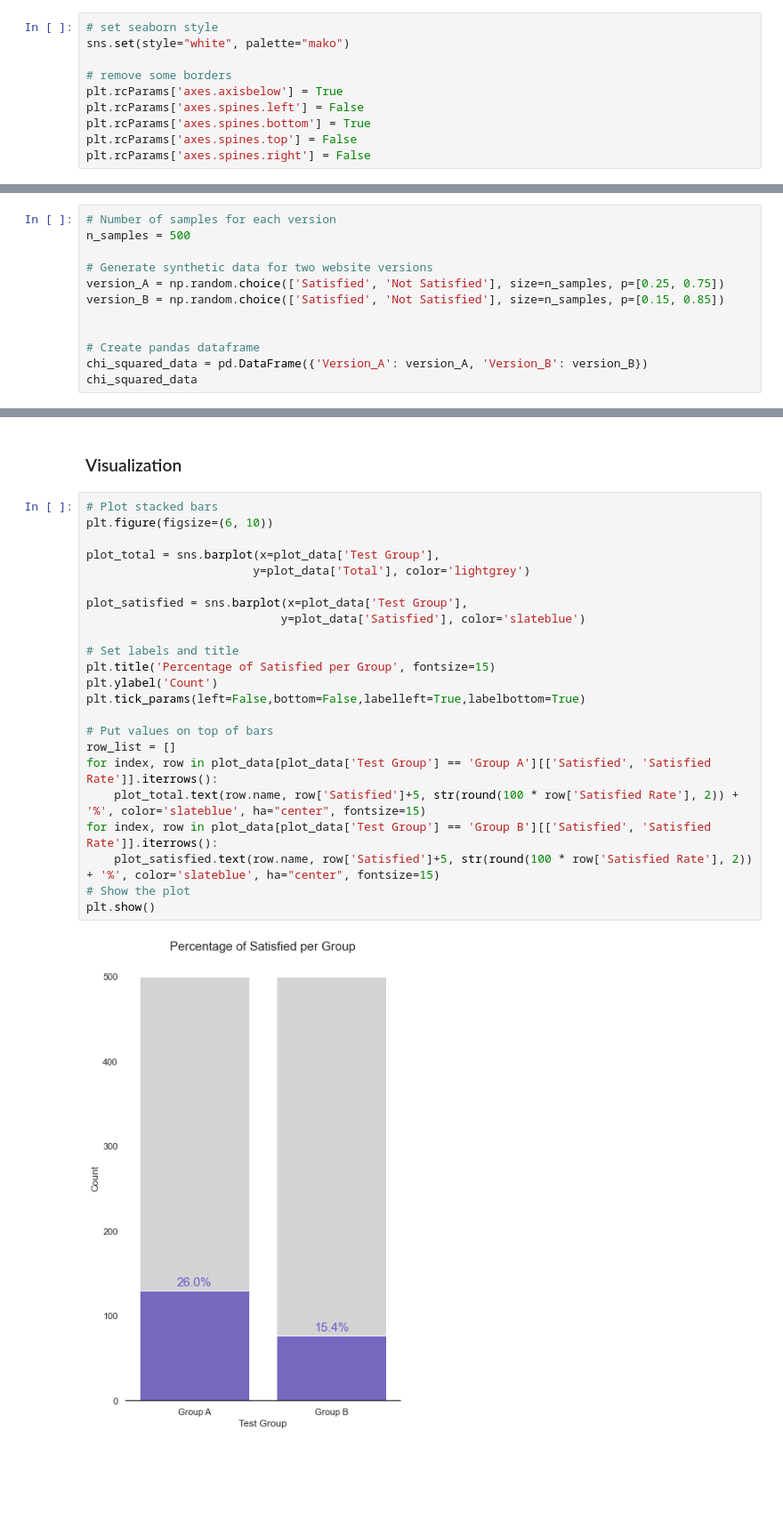
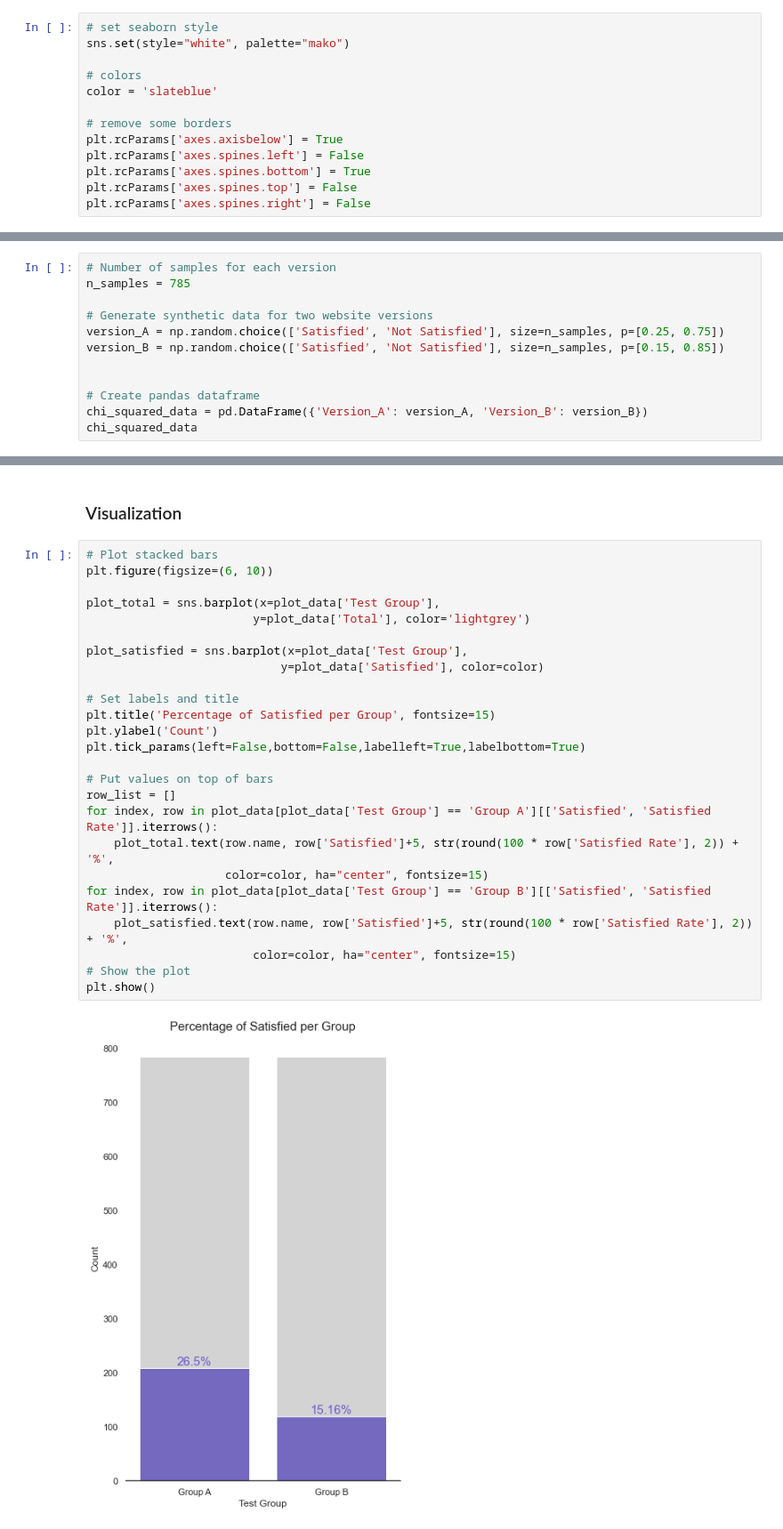
Before and after one commit to sam-tritto/statistical-tests, a Jupyter notebook: Chi_Squared_Test.ipynb, the cells around one changed output, grey strips where cells are left out. Shown at 89% size. Drawn from its saved outputs; the diff is of its cells as text; blank space fills up the shorter version.

```diff
--- a/Chi_Squared_Test.ipynb
+++ b/Chi_Squared_Test.ipynb
@@ -52,6 +52,9 @@ np.random.seed(42)
 # %%
 # set seaborn style
 sns.set(style="white", palette="mako")
+
+# colors
+color = 'slateblue'
 
 # remove some borders
 plt.rcParams['axes.axisbelow'] = True
@@ -165,7 +173,7 @@ plt.show()
 ### Synthetic Data
 # %%
 # Number of samples for each version
-n_samples = 500
+n_samples = 785
 
 # Generate synthetic data for two website versions
 version_A = np.random.choice(['Satisfied', 'Not Satisfied'], size=n_samples, p=[0.25, 0.75])
@@ -431,25 +424,27 @@ plot_data
 # %%
 # Plot stacked bars
 plt.figure(figsize=(6, 10))
 
 plot_total = sns.barplot(x=plot_data['Test Group'],
                         y=plot_data['Total'], color='lightgrey')
 
 plot_satisfied = sns.barplot(x=plot_data['Test Group'],
-                            y=plot_data['Satisfied'], color='slateblue')
+                            y=plot_data['Satisfied'], color=color)
 
 # Set labels and title
 plt.title('Percentage of Satisfied per Group', fontsize=15)
 plt.ylabel('Count')
 plt.tick_params(left=False,bottom=False,labelleft=True,labelbottom=True)
 
 # Put values on top of bars
 row_list = []
 for index, row in plot_data[plot_data['Test Group'] == 'Group A'][['Satisfied', 'Satisfied Rate']].iterrows():
-    plot_total.text(row.name, row['Satisfied']+5, str(round(100 * row['Satisfied Rate'], 2)) + '%', color='slateblue', ha="center", fontsize=15)
+    plot_total.text(row.name, row['Satisfied']+5, str(round(100 * row['Satisfied Rate'], 2)) + '%',
+                    color=color, ha="center", fontsize=15)
 for index, row in plot_data[plot_data['Test Group'] == 'Group B'][['Satisfied', 'Satisfied Rate']].iterrows():
-    plot_satisfied.text(row.name, row['Satisfied']+5, str(round(100 * row['Satisfied Rate'], 2)) + '%', color='slateblue', ha="center", fontsize=15)
+    plot_satisfied.text(row.name, row['Satisfied']+5, str(round(100 * row['Satisfied Rate'], 2)) + '%',
+                        color=color, ha="center", fontsize=15)
 # Show the plot
 plt.show()
 # %% [output]
-[figure, old version]
+[figure, new version]
```
Also changed, not shown: parts of 12 cells of this notebook.
